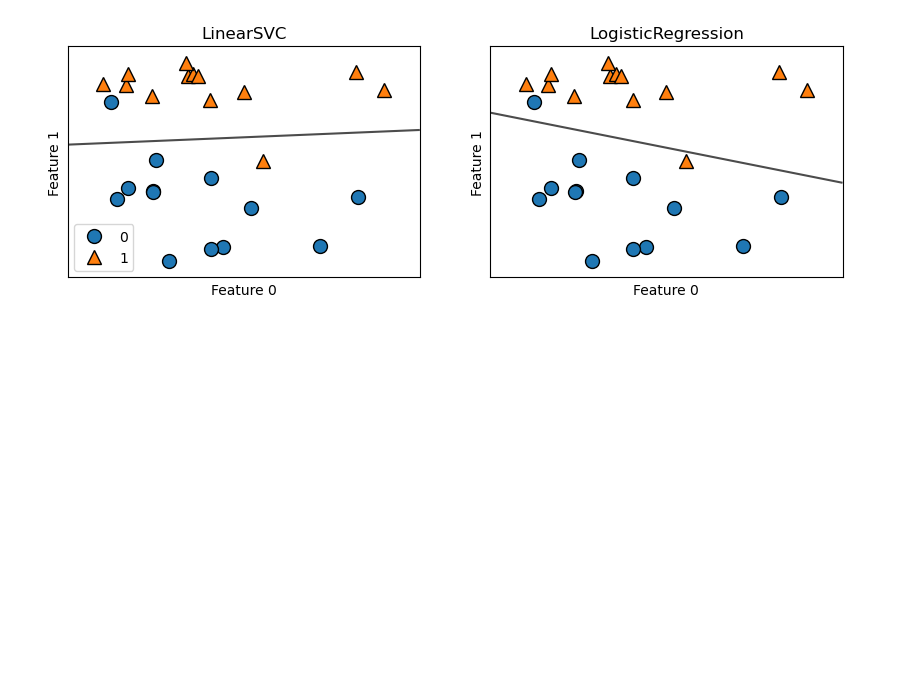
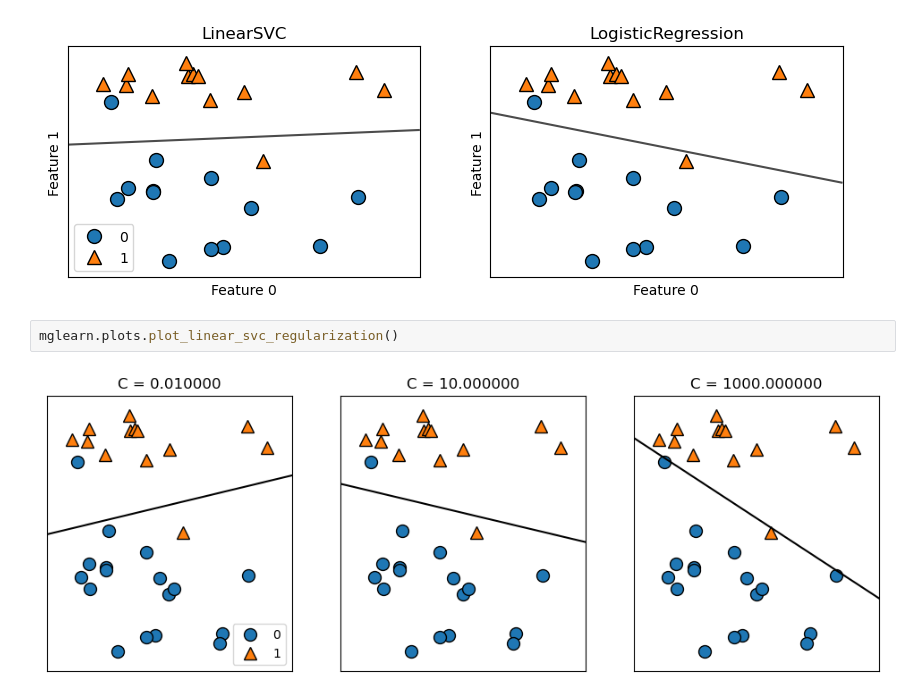
Before and after one commit to jim-franklin/intro_to_ml_with_python, a Jupyter notebook: Chapter_2/Chapter_2.ipynb, the cells around one changed output. Drawn from its saved outputs; the diff is of its cells as text; blank space fills up the shorter version.

```diff
--- a/Chapter_2/Chapter_2.ipynb
+++ b/Chapter_2/Chapter_2.ipynb
@@ -304,3 +304,7 @@ axes[0].legend()
 # %% [output]
 <matplotlib.legend.Legend at 0x...>
 [figure]
+# %%
+mglearn.plots.plot_linear_svc_regularization()
+# %% [output]
+[figure, added]
```
Also changed, not shown: parts of 5 cells of this notebook.
